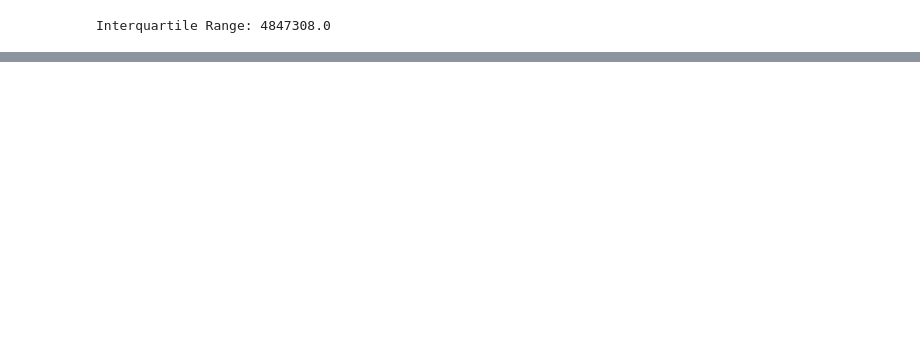
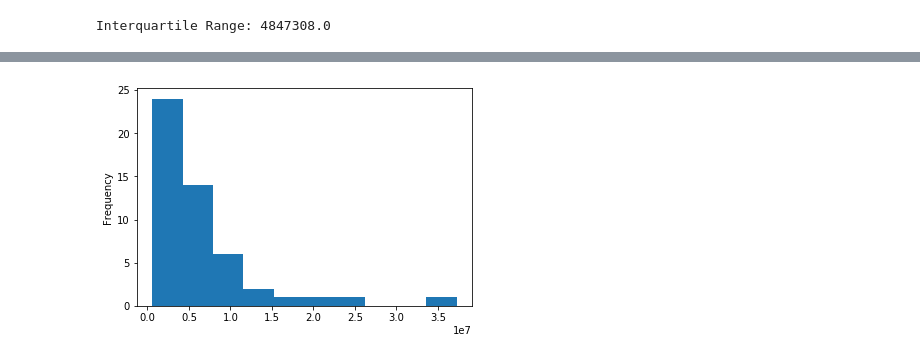
Before and after one commit to ronsims2/data_science_tutorials, a Jupyter notebook: notebooks/Stats.ipynb, the cells around one changed output, grey strips where cells are left out. Saved outputs shown, nothing was run; the diff lists cells and outputs as text; code cells hidden in the pictures; blank space fills up the shorter version.

```diff
--- a/notebooks/Stats.ipynb
+++ b/notebooks/Stats.ipynb
@@ -72,0 +97,12 @@ Median Absolute Deviation from the Median: 4450933.356000001
+# %%
+# Frequency table Pg. 21
+pop_freq = pd.cut(
+    df.Population,
+    bins=10,
+    retbins=True,
+    include_lowest=True,
+    right=True)
+
+df['Population.Range'] = pop_freq[0]
+pop_group = df.groupby('Population.Range').State.apply(lambda x: (x.get_values(), x.count()))
+pop_group.to_frame()
@@ -72,0 +122,5 @@ Median Absolute Deviation from the Median: 4450933.356000001
+# %%
+# Histogram Pg. 23
+df.Population.plot(kind='hist');
+# %% [output]
+[figure, added]
```
Also changed, not shown: parts of 6 cells of this notebook, 1 other file.
